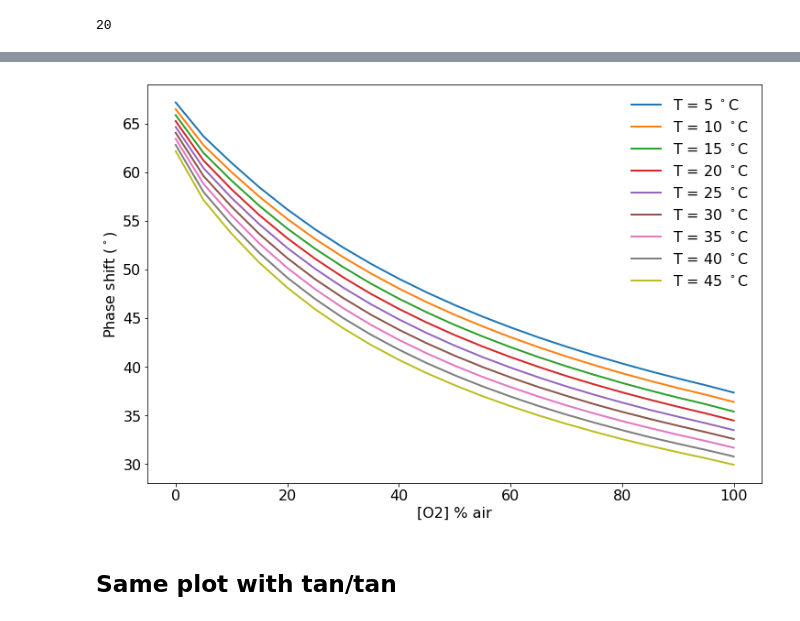
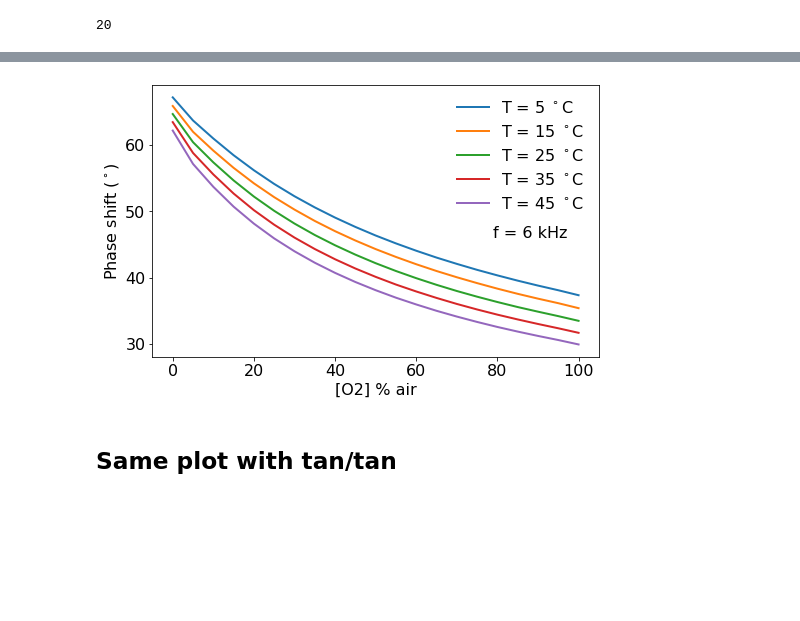
Before and after one commit to michelucci/O2T-Real-Data-Paper, a Jupyter notebook: notebooks/o2t_data_preparation_v2_0.ipynb, the cells around one changed output, grey strips where cells are left out. Drawn from its saved outputs; the diff is of its cells as text; code cells hidden in the pictures; blank space fills up the shorter version.

Commit message:
Changed plot for the poster

```diff
--- a/notebooks/o2t_data_preparation_v2_0.ipynb
+++ b/notebooks/o2t_data_preparation_v2_0.ipynb
@@ -380,18 +380,20 @@ df3['T'].iloc[0]
 # %% [output]
 20
 # %%
-plt.figure(figsize=(12,8))
+fig = plt.figure(figsize=(8,5))
 plt.tick_params(labelsize=16)
 plt.legend(fontsize = 16, frameon=False)
 plt.xlabel('[O2] % air', fontsize = 16)
 plt.ylabel('Phase shift ($^\circ$)', fontsize = 16)
 #plt.ylim(0,90)
 df3sorted = df3.sort_values('T')
-for i in range(df3.shape[0]):
+for i in np.arange(0,df3.shape[0],2):
     xx,yy = zip(*sorted(zip(df3sorted.iloc[i]['O2x'][0],df3sorted.iloc[i]['data'][0])))
     plt.plot(xx,yy, linewidth = 2, label = 'T = ' + str(df3sorted['T'].iloc[i]) + ' $^\circ$C')
 plt.legend(fontsize = 16, frameon=False)
+plt.text (79,46, 'f = 6 kHz', fontsize = 16)
 plt.show()
 fig.savefig('../paper/expdata3.eps')
 fig.savefig('../paper/expdata3.svg')
+fig.savefig('../paper/expdata3.png')
 # %% [output]
@@ -399,4 +401,4 @@ W0117 15:42:04.291098 4624096704 legend.py:1282] No handles with labels found to
-[figure, old version]
+[figure, new version]
 # %% [markdown]
 ## Same plot with tan/tan
 # %%
```
Also changed, not shown: parts of 2 cells of this notebook, 4 other files.
